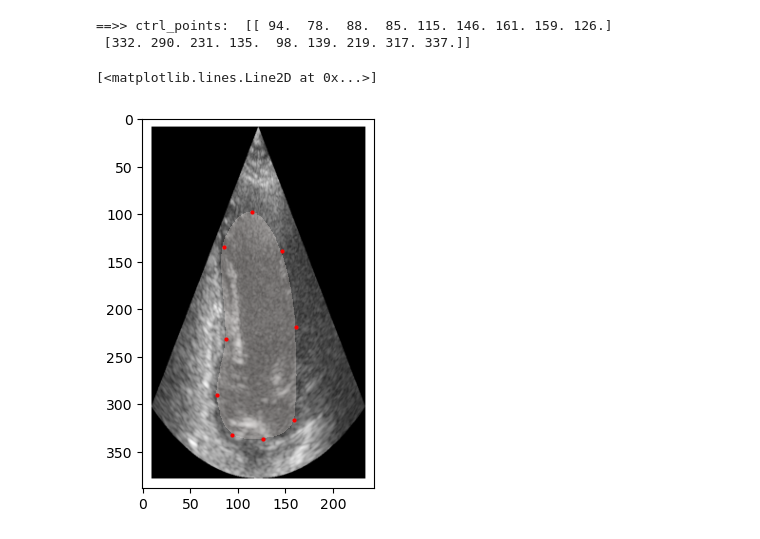
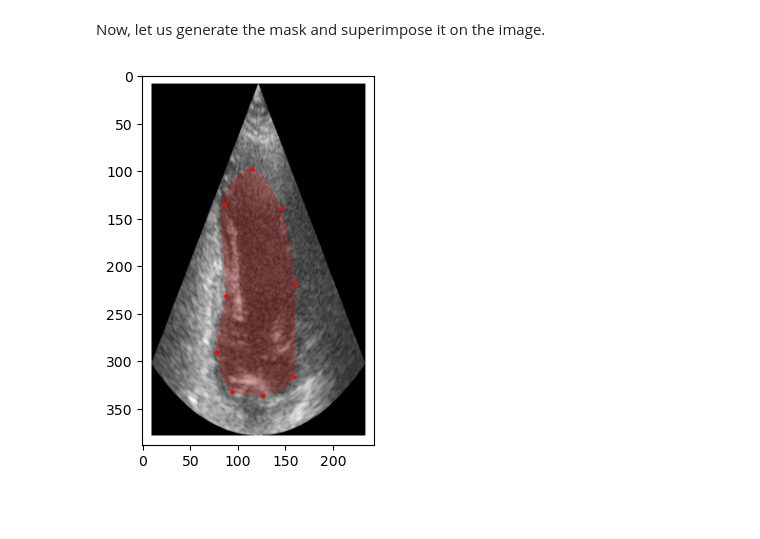
Before and after one commit to matteo-tafuro/ctrlpoints2mask, a Jupyter notebook: demo/demo.ipynb, the cells around one changed output. Saved outputs shown, nothing was run; the diff lists cells and outputs as text; code cells hidden in the pictures; blank space fills up the shorter version.

```diff
--- a/demo/demo.ipynb
+++ b/demo/demo.ipynb
@@ -11,19 +30,13 @@ annotations_path = 'annotations.txt'
+# %% [markdown]
+Now, let us generate the mask and superimpose it on the image.
 # %%
-# Read the image to retrieve image dimensions
-img = cv2.imread(img_path)
-height, width, _ = img.shape
-
 # Generate the mask
 mask = generate_gt_mask('annotations.txt', width, height)
 
 # Plot the generated mask on the original image, together with the control points
-ctrl_points = np.loadtxt(annotations_path).T
-print("==>> ctrl_points: ", ctrl_points)
 plt.imshow(img)
-plt.imshow(np.ma.masked_where(mask == 1, mask), cmap='Reds', alpha=0.25)
+plt.imshow(np.ma.masked_where(mask == 1, mask), cmap='prism', alpha=0.2)
 plt.plot(ctrl_points[0], ctrl_points[1], 'ro', ms=2)
+plt.show()
 # %% [output]
-==>> ctrl_points:  [[ 94.  78.  88.  85. 115. 146. 161. 159. 126.]
- [332. 290. 231. 135.  98. 139. 219. 317. 337.]]
-[<matplotlib.lines.Line2D at 0x...>]
-[figure, old version]
+[figure, new version]
```
Also changed, not shown: parts of 3 cells of this notebook, 1 other file.
